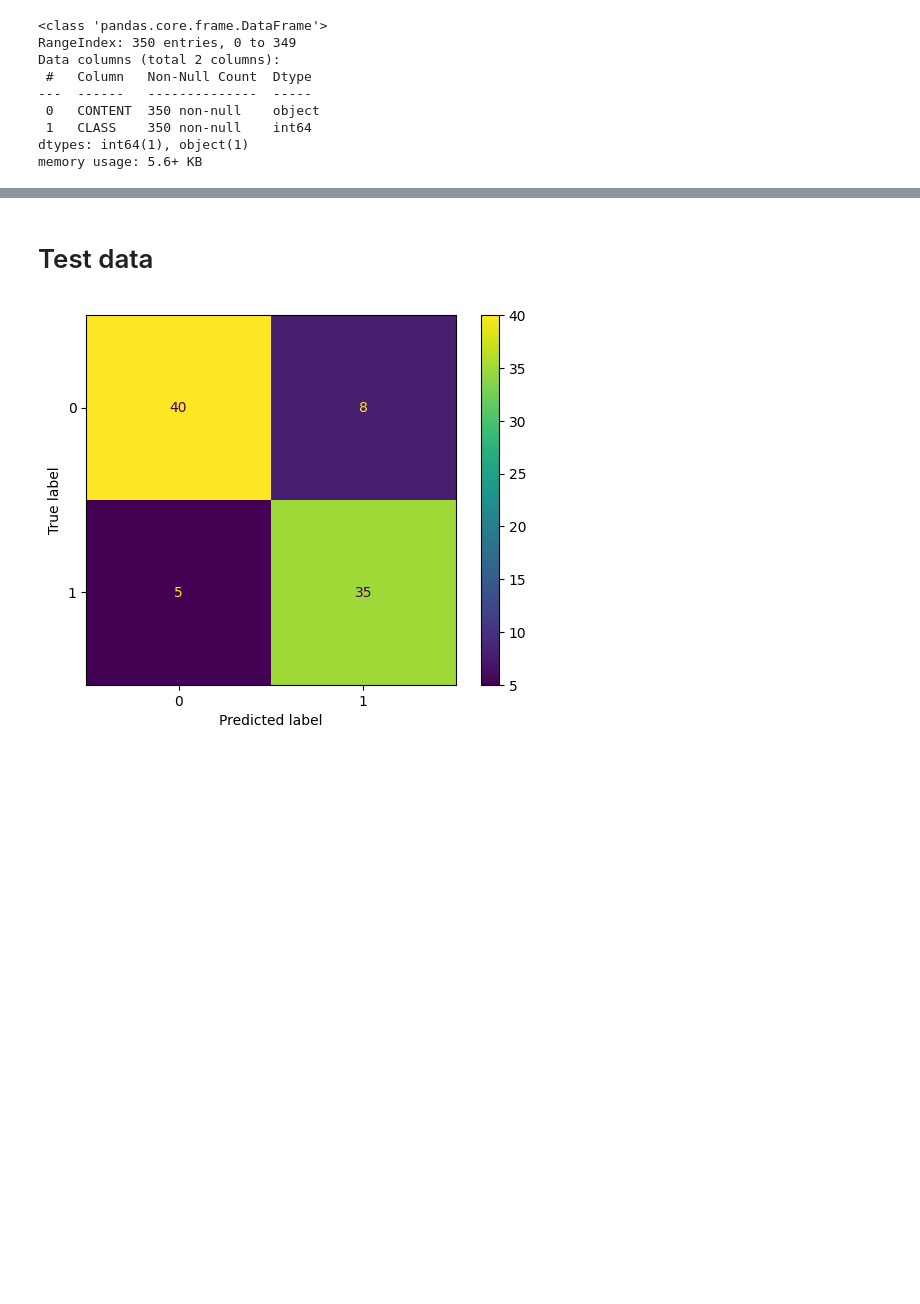
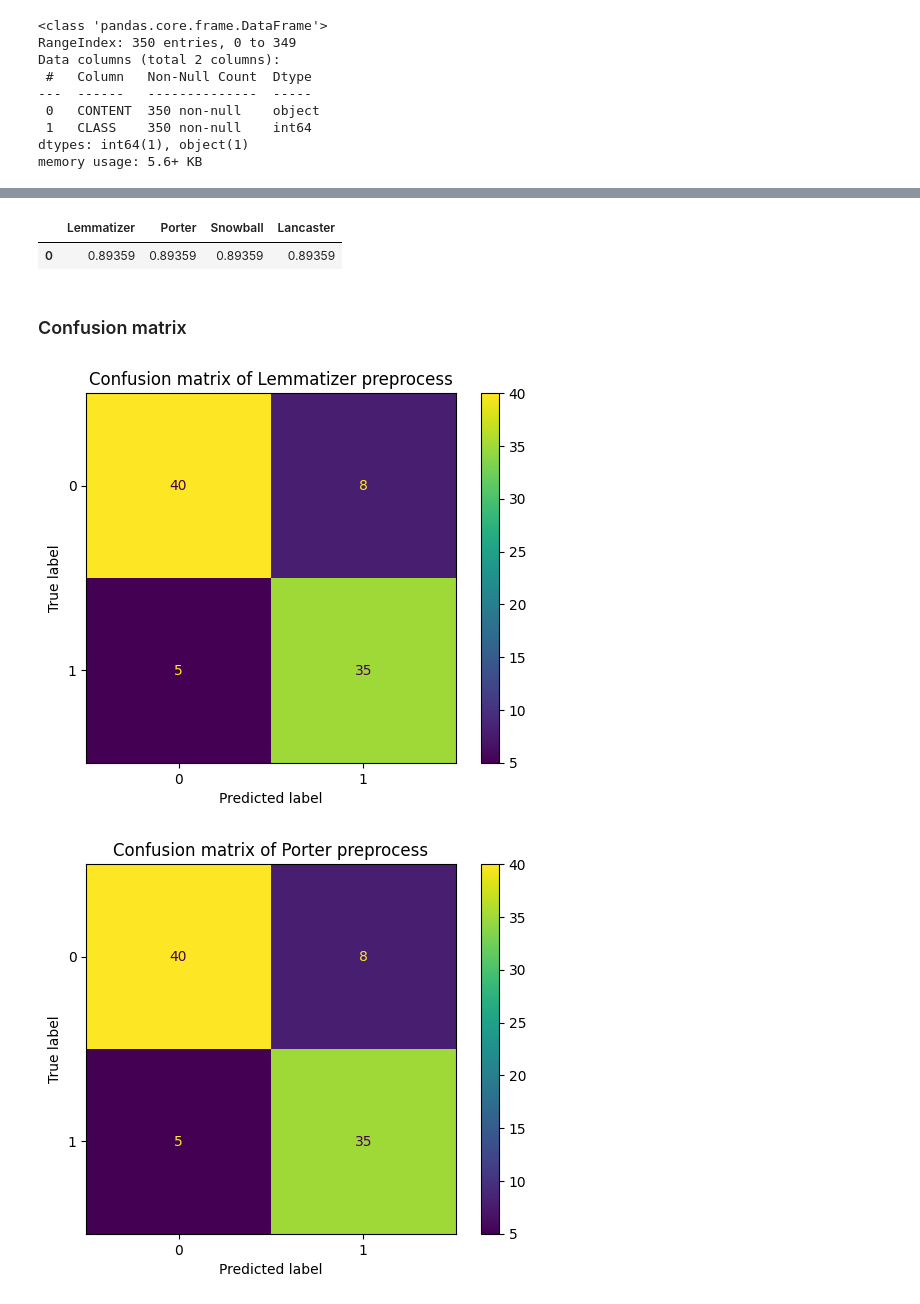
Before and after one commit to NiceVincent/COMP237_GroupProject-1, a Jupyter notebook: project_category_text_predictor.ipynb, the cells around one changed output, grey strips where cells are left out. Saved outputs shown, nothing was run; the diff lists cells and outputs as text; code cells hidden in the pictures; blank space fills up the shorter version.

```diff
--- a/project_category_text_predictor.ipynb
+++ b/project_category_text_predictor.ipynb
@@ -101,0 +89,8 @@ Train data
+# %%
+data_lemmatizer = Lemmatizer(data)
+data_porter = Porter_Stemmer(data)
+data_snowball = Snowball_Stemmer(data)
+data_lancaster = Lancaster_Stemmer(data)
+
+TEST_SIZE = 0.25
+RANDOM_SEED= 420
@@ -131 +153,13 @@ classifier = MultinomialNB().fit(train_tfidf, y_train)
+# %%
+test_lemmatizer_tfidf = tfidf_lemm.fit_transform(x_lemmatizer_test)
+lemmatizer_predictions = lemmatizer_classifier.predict(test_lemmatizer_tfidf)
+
+test_porter_tfidf = tfidf_porter.fit_transform(x_porter_test)
+porter_predictions = porter_classifier.predict(test_porter_tfidf)
+
+test_snowball_tfidf = tfidf_snowball.fit_transform(x_snowball_test)
+snowball_predictions = snowball_classifier.predict(test_snowball_tfidf)
+
+test_lancaster_tfidf = tfidf_lancaster.fit_transform(x_lancaster_test)
+lancaster_predictions = lancaster_classifier.predict(test_lancaster_tfidf)
 # %% [markdown]
@@ -140,2 +166,0 @@ score.mean()
-# %% [markdown]
-# Test data
@@ -145,10 +167,47 @@ predictions = classifier.predict(test_tfidf)
-# %%
-from matplotlib import pyplot as plt
-from sklearn.metrics import ConfusionMatrixDisplay, confusion_matrix
-
-cf = confusion_matrix(predictions, y_test)
-disp = ConfusionMatrixDisplay(cf)
-disp.plot()
-plt.show()
-# %% [output]
-[figure, removed]
+# %%
+from sklearn.model_selection import cross_val_score
+cv_value=10
+mean_accuacy = {'Lemmatizer': [cross_val_score(lemmatizer_classifier, x_lemmatizer_train,
+                                              y_lemmatizer_train, cv=cv_value).mean()],
+                'Porter': [cross_val_score(porter_classifier, x_porter_train,
+                                          y_porter_train, cv=cv_value).mean()],
+                'Snowball': [cross_val_score(snowball_classifier, x_snowball_train,
+                                            y_snowball_train, cv=cv_value).mean()],
+                'Lancaster': [cross_val_score(lancaster_classifier, x_lancaster_train,
+                                             y_lancaster_train, cv=cv_value).mean()]}
+pd.DataFrame(data=mean_accuacy)
+# %% [output]
+|  | Lemmatizer | Porter | Snowball | Lancaster |
+| 0 | 0.89359 | 0.89359 | 0.89359 | 0.89359 |
+# %% [markdown]
+### Confusion matrix
+# %%
+from matplotlib import pyplot as plt
+from sklearn.metrics import ConfusionMatrixDisplay, confusion_matrix
+
+cf_lemmatizer = confusion_matrix(lemmatizer_predictions, y_lemmatizer_test)
+disp_lemmatizer = ConfusionMatrixDisplay(cf_lemmatizer)
+disp_lemmatizer.plot()
+plt.title('Confusion matrix of Lemmatizer preprocess')
+
+
+
+cf_porter = confusion_matrix(porter_predictions, y_porter_test)
+disp_porter = ConfusionMatrixDisplay(cf_porter)
+disp_porter.plot()
+plt.title('Confusion matrix of Porter preprocess')
+
+
+cf_snowball = confusion_matrix(snowball_predictions, y_snowball_test)
+disp_snowball = ConfusionMatrixDisplay(cf_snowball)
+disp_porter.plot()
+plt.title('Confusion matrix of Snowball preprocess')
+
+cf_lancaster = confusion_matrix(lancaster_predictions, y_lancaster_test)
+disp_lancaster = ConfusionMatrixDisplay(cf_lancaster)
+disp_porter.plot()
+plt.title('Confusion matrix of Lancaster preprocess')
+plt.show()
+# %% [output]
+[figure, added]
+[figure, added]
```
Also changed, not shown: parts of 23 cells of this notebook.
